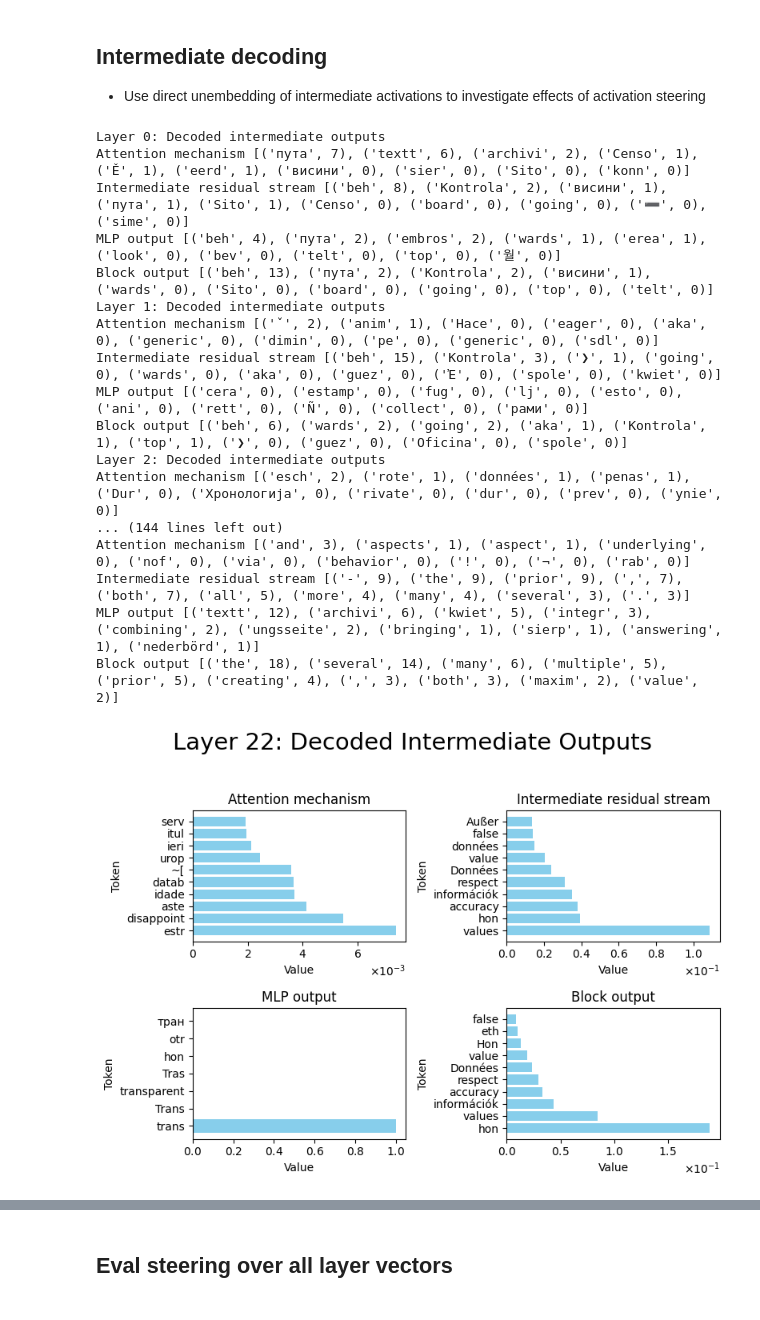
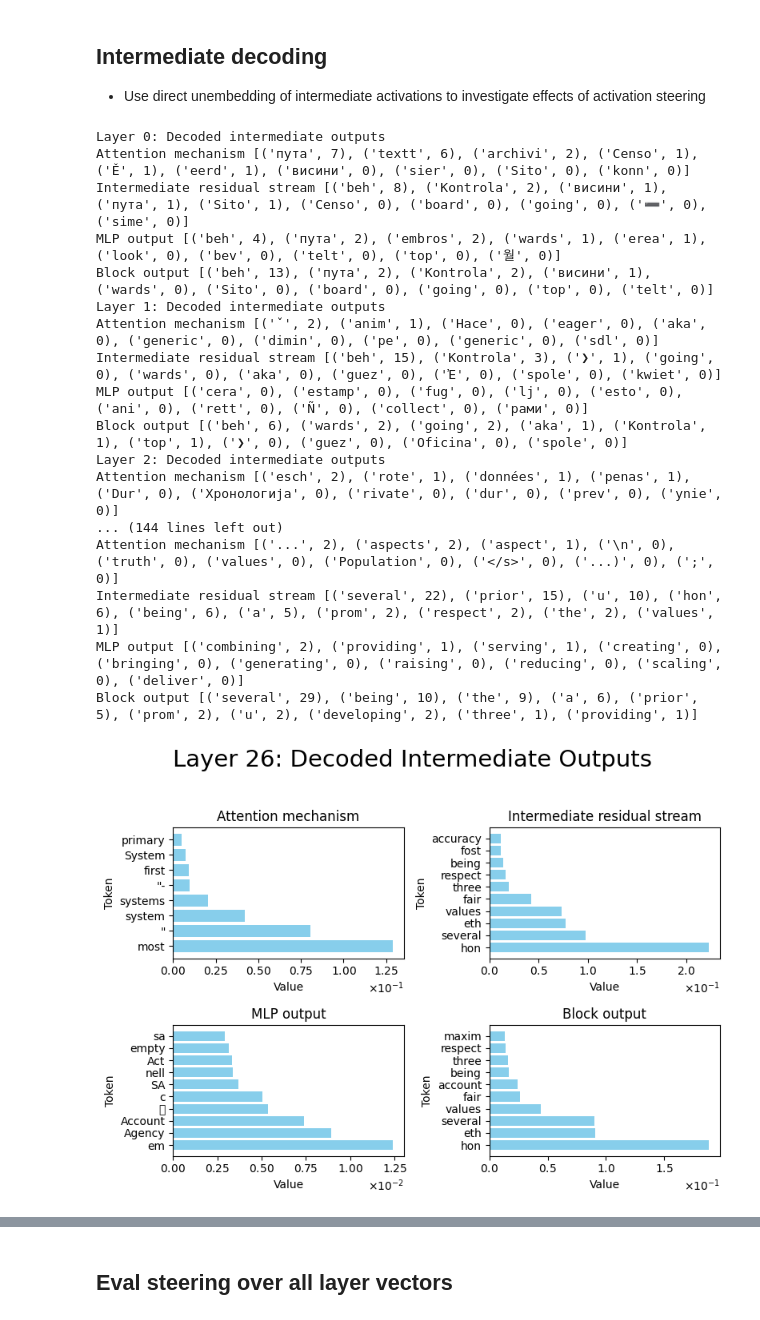
Before and after one commit to nrimsky/LM-exp, a Jupyter notebook: sycophancy/sycophancy_steering_chat_2.ipynb, the cells around one changed output, grey strips where cells are left out. Cells and saved outputs as stored; diff of their text form; code cells hidden in the pictures.

```diff
--- a/sycophancy/sycophancy_steering_chat_2.ipynb
+++ b/sycophancy/sycophancy_steering_chat_2.ipynb
@@ -24,7 +24,7 @@ Enter HF token: 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
 # %%
 system_prompt = "You are a helpful, honest and concise assistant."  # Needed for chat model
 # %%
-generate_new_vectors = True  # Set to False if you already have steering vectors saved as "vec_layer_{layer}.pt"
+generate_new_vectors = False  # Set to False if you already have steering vectors saved as "vec_layer_{layer}.pt"
 # %%
 use_gdrive = True  # Set to False if running outside of Colab
 # %%
@@ -725,9 +719,9 @@ torch.Size([4096])
 # %%
 # Parameters to test
 layer = 25
-multiplier = 6
-max_length = 500
-prompt_idx = 5
+multiplier = 2
+max_length = 150
+prompt_idx = 0
 
 # Generate outputs
 vec = get_vec(layer)
@@ -779,8 +769,8 @@ Of course, it's important to be tactful and considerate when delivering the trut
 
 * Use direct unembedding of intermediate activations to investigate effects of activation steering
 # %%
-layer = 21
-multiplier = 5
+layer = 25
+multiplier = -2
 vec = get_vec(layer)
 model.set_save_internal_decodings(True)
 model.reset_all()
@@ -807,15 +797,15 @@ Block output [('beh', 6), ('wards', 2), ('going', 2), ('aka', 1), ('Kontrola', 1
 Layer 2: Decoded intermediate outputs
 Attention mechanism [('esch', 2), ('rote', 1), ('données', 1), ('penas', 1), ('Dur', 0), ('Хронологија', 0), ('rivate', 0), ('dur', 0), ('prev', 0), ('ynie', 0)]
 ... (144 lines left out)
-Attention mechanism [('and', 3), ('aspects', 1), ('aspect', 1), ('underlying', 0), ('nof', 0), ('via', 0), ('behavior', 0), ('!', 0), ('¬', 0), ('rab', 0)]
-Intermediate residual stream [('-', 9), ('the', 9), ('prior', 9), (',', 7), ('both', 7), ('all', 5), ('more', 4), ('many', 4), ('several', 3), ('.', 3)]
-MLP output [('textt', 12), ('archivi', 6), ('kwiet', 5), ('integr', 3), ('combining', 2), ('ungsseite', 2), ('bringing', 1), ('sierp', 1), ('answering', 1), ('nederbörd', 1)]
-Block output [('the', 18), ('several', 14), ('many', 6), ('multiple', 5), ('prior', 5), ('creating', 4), (',', 3), ('both', 3), ('maxim', 2), ('value', 2)]
+Attention mechanism [('...', 2), ('aspects', 2), ('aspect', 1), ('\n', 0), ('truth', 0), ('values', 0), ('Population', 0), ('</s>', 0), ('...)', 0), (';', 0)]
+Intermediate residual stream [('several', 22), ('prior', 15), ('u', 10), ('hon', 6), ('being', 6), ('a', 5), ('prom', 2), ('respect', 2), ('the', 2), ('values', 1)]
+MLP output [('combining', 2), ('providing', 1), ('serving', 1), ('creating', 0), ('bringing', 0), ('generating', 0), ('raising', 0), ('reducing', 0), ('scaling', 0), ('deliver', 0)]
+Block output [('several', 29), ('being', 10), ('the', 9), ('a', 6), ('prior', 5), ('prom', 2), ('u', 2), ('developing', 2), ('three', 1), ('providing', 1)]
 # %%
-multiplier = -5
+multiplier = -2
 model.reset_all()
 model.set_add_activations(layer, multiplier * vec.cuda())
 model.plot_decoded_activations_for_layer(layer + 1, tokens, 10)
 # %% [output]
-[figure, old version]
+[figure, new version]
 # %%
```
Also changed, not shown: parts of 14 cells of this notebook.
